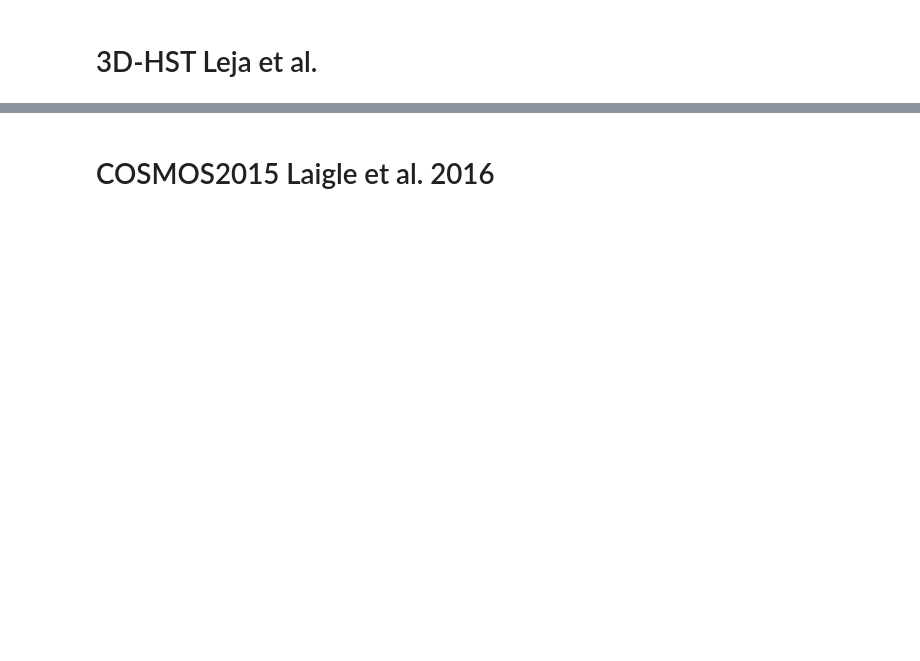
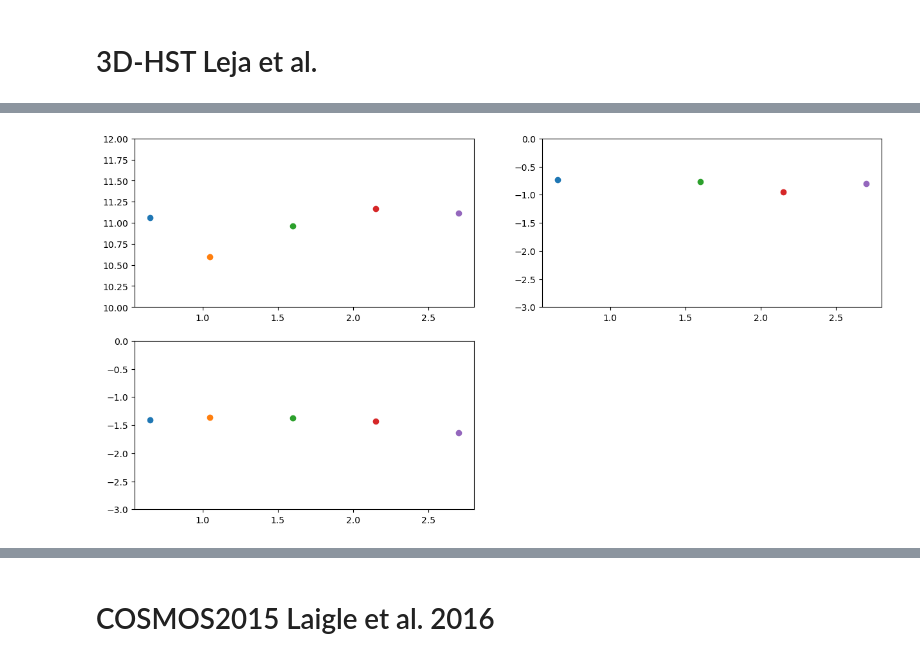
Before and after one commit to fedehope/zSMF, a Jupyter notebook: nb/hst_cat.ipynb, the cells around one changed output, grey strips where cells are left out. Drawn from its saved outputs; the diff is of its cells as text; code cells hidden in the pictures; blank space fills up the shorter version.

```diff
--- a/nb/hst_cat.ipynb
+++ b/nb/hst_cat.ipynb
@@ -44,0 +152,22 @@ h, b = vmax_hst.histogram_norm(0.8, 1.30, bins=40, range=(7, 12.))
+# %%
+plt.figure(figsize=(15,7.5))
+
+z_i = np.array([0.65, 1.05, 1.6, 2.15, 2.7])
+
+plt.subplot(2,2,1)
+for zii, best_i in zip(z_i, best_params_dl):
+    plt.plot(zii, best_i[0], 'o')
+    plt.ylim(10, 12)
+
+plt.subplot(2,2,2)
+for zii, best_i in zip(z_i, best_params_dl):
+    plt.plot(zii, best_i[1], 'o')
+    plt.ylim(-3, 0)
+
+
+plt.subplot(2,2,3)
+for zii, best_i in zip(z_i, best_params_dl):
+    plt.plot(zii, best_i[2], 'o')
+    plt.ylim(-3, 0)
+# %% [output]
+[figure, added]
```
Also changed, not shown: parts of 28 cells of this notebook, 2 other files.
